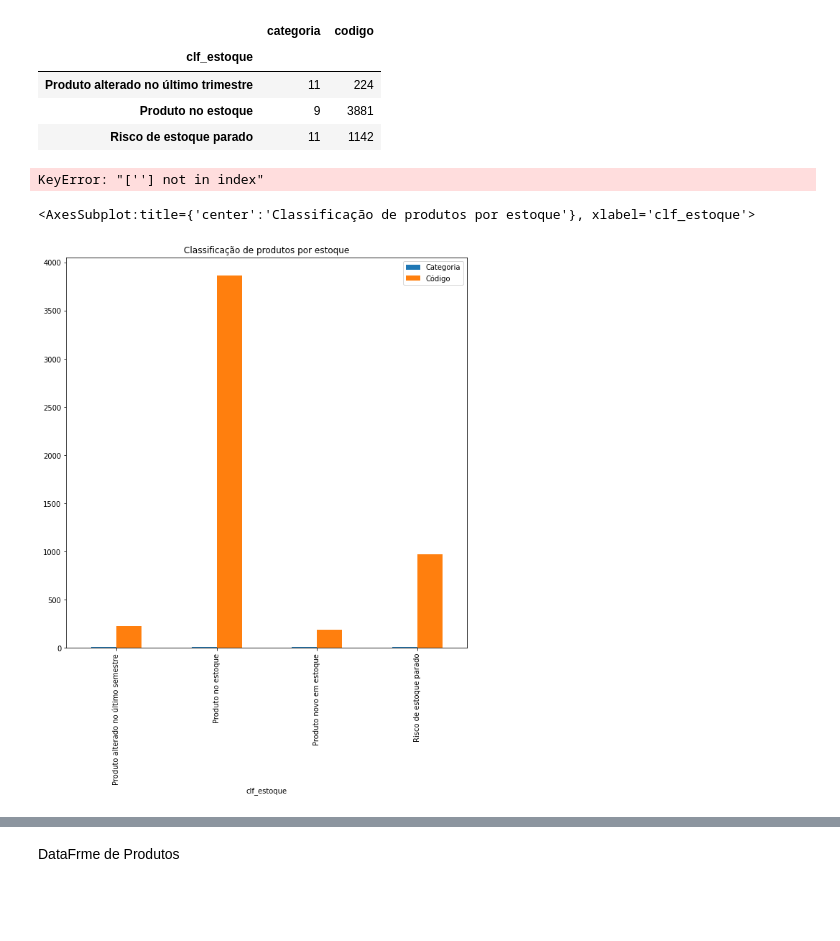
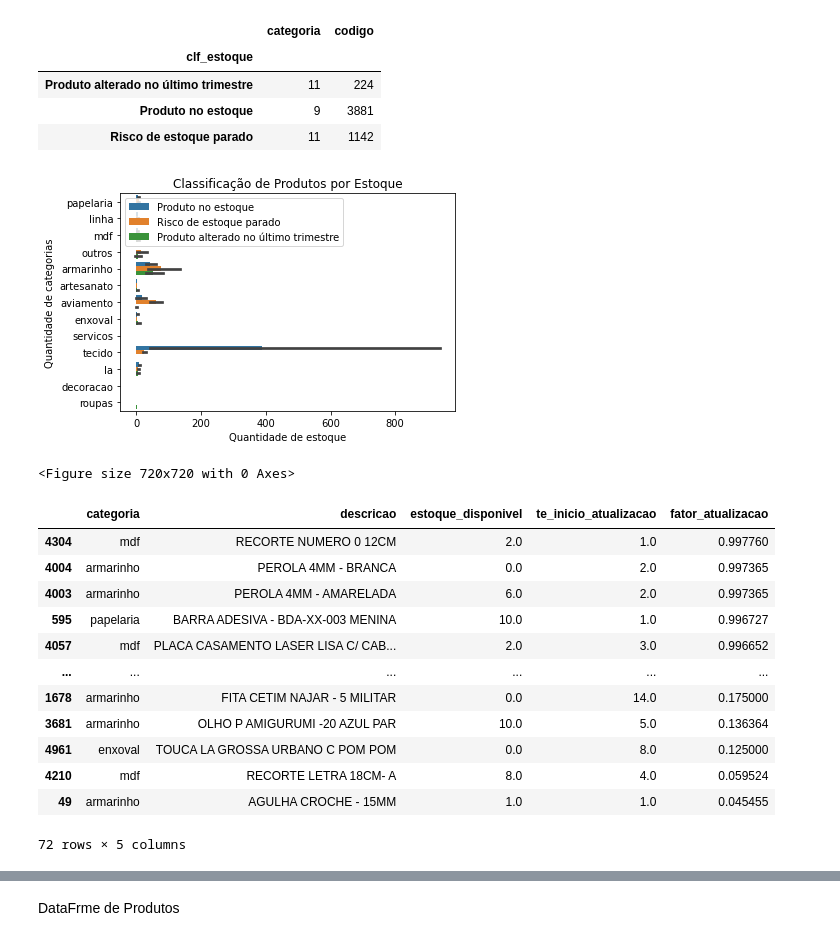
Before and after one commit to donbigode/Timeseries-prediction-model, a Jupyter notebook: Analysis/EDA.ipynb, the cells around one changed output, grey strips where cells are left out. Drawn from its saved outputs; the diff is of its cells as text; code cells hidden in the pictures; blank space fills up the shorter version.

```diff
--- a/Analysis/EDA.ipynb
+++ b/Analysis/EDA.ipynb
@@ -245,0 +390,3 @@ dtype: int64
+# %%
+dataframe_transacoes_produto_tratado = dataframe_transacoes_produto_tratado.drop(columns=['cliente___fornecedor','funcionario','calc_comissao','valor_comissao','comissao__'])
+dataframe_transacoes_produto_tratado.head()
@@ -651,13 +792,3 @@ classificacao_inv.head()
 | Produto alterado no último trimestre | 11 | 224 |
 | Produto no estoque | 9 | 3881 |
 | Risco de estoque parado | 11 | 1142 |
-# %%
-for
-producto_por_clf = tempo_em_estoque[['clf_estoque','descricao','fator_atualizacao']].head(15).sort_values(by=['fator_atualizacao'], ascending=False)
-# %% [output]
-KeyError: "[''] not in index"
-# %%
-classificacao_inv.plot(kind='bar', title='Classificação de produtos por estoque',figsize=(10,10))
-# %% [output]
-<AxesSubplot:title={'center':'Classificação de produtos por estoque'}, xlabel='clf_estoque'>
-[figure, removed]
@@ -665,0 +795,33 @@ classificacao_inv.plot(kind='bar', title='Classificação de produtos por estoqu
+# %%
+#plot by clf_estoque from tempo_em_estoque
+
+plot_classificacao_inv = sns.barplot(x='estoque_disponivel', y='categoria', data=tempo_em_estoque, hue='clf_estoque')
+plot_classificacao_inv.set_xlabel('Quantidade de estoque')
+plot_classificacao_inv.set_ylabel('Quantidade de categorias')
+plot_classificacao_inv.set_title('Classificação de Produtos por Estoque')
+plot_classificacao_inv.legend(loc='upper left')
+plt.figure(figsize=(10,10))
+plt.show()
+# %% [output]
+[figure, added]
+<Figure size 720x720 with 0 Axes>
+# %%
+#Rank de produtos em estoque por categoria que quase nunca foram atualizados
+top_10_fator_atualizacao_1 = tempo_em_estoque[tempo_em_estoque['te_inicio_atualizacao'] < 1 and tempo_em_estoque['fator_atualizacao'] >= 0.7]
+top_10_fator_atualizacao_1 = top_10_fator_atualizacao_1.sort_values(by=['fator_atualizacao'], ascending=False).groupby('clf_estoque')
+
+top_10_fator_atualizacao_1[['categoria','descricao','estoque_disponivel','te_inicio_atualizacao','fator_atualizacao']].head(50)
+# %% [output]
+|  | categoria | descricao | estoque_disponivel | te_inicio_atualizacao | fator_atualizacao |
+| 4304 | mdf | RECORTE NUMERO 0 12CM | 2.0 | 1.0 | 0.997760 |
+| 4004 | armarinho | PEROLA 4MM - BRANCA | 0.0 | 2.0 | 0.997365 |
+| 4003 | armarinho | PEROLA 4MM - AMARELADA | 6.0 | 2.0 | 0.997365 |
+| 595 | papelaria | BARRA ADESIVA - BDA-XX-003 MENINA | 10.0 | 1.0 | 0.996727 |
+| 4057 | mdf | PLACA CASAMENTO LASER LISA C/ CAB... | 2.0 | 3.0 | 0.996652 |
+| ... | ... | ... | ... | ... | ... |
+| 1678 | armarinho | FITA CETIM NAJAR - 5 MILITAR | 0.0 | 14.0 | 0.175000 |
+| 3681 | armarinho | OLHO P AMIGURUMI -20 AZUL PAR | 10.0 | 5.0 | 0.136364 |
+| 4961 | enxoval | TOUCA LA GROSSA URBANO C POM POM | 0.0 | 8.0 | 0.125000 |
+| 4210 | mdf | RECORTE LETRA 18CM- A | 8.0 | 4.0 | 0.059524 |
+| 49 | armarinho | AGULHA CROCHE - 15MM | 1.0 | 1.0 | 0.045455 |
+72 rows × 5 columns
```
Also changed, not shown: parts of 31 cells of this notebook, 1 other file.
